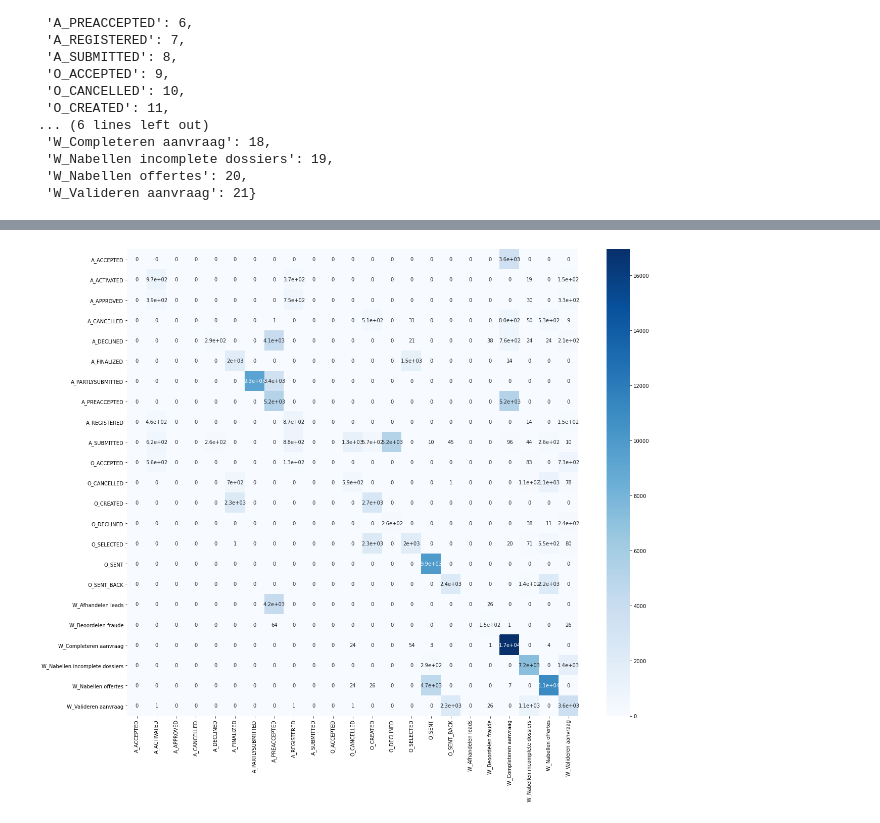
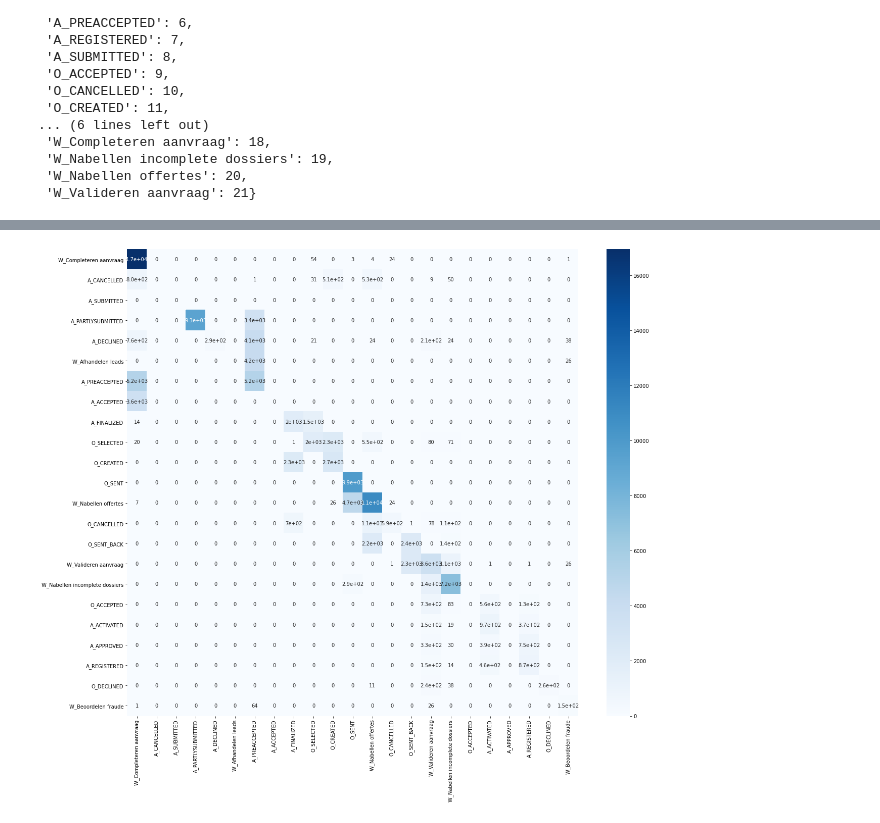
Before and after one commit to NickSot/process_mining, a Jupyter notebook: train_test_split_event_prediction_analysis-Copy1.ipynb, the cells around one changed output, grey strips where cells are left out. Drawn from its saved outputs; the diff is of its cells as text; code cells hidden in the pictures.

```diff
--- a/train_test_split_event_prediction_analysis-Copy1.ipynb
+++ b/train_test_split_event_prediction_analysis-Copy1.ipynb
@@ -78,11 +81,11 @@ eventlist
  'W_Nabellen offertes',
  'W_Valideren aanvraag']
 # %%
-case = 'blib'
-first_item = []
-for index, row in df.iterrows():
-    if case != row['case:concept:name']:
-        case = row['case:concept:name']
-        task = row['concept:name']
-        first_item.append(task)
-print(Counter(first_item))
+# case = 'blib'
+# first_item = []
+# for index, row in df.iterrows():
+#     if case != row['case:concept:name']:
+#         case = row['case:concept:name']
+#         task = row['concept:name']
+#         first_item.append(task)
+# print(Counter(first_item))
@@ -351,7 +270,12 @@ array(['A_ACCEPTED', 'A_ACTIVATED', 'A_APPROVED', 'A_CANCELLED',
+# %%
+df2.iloc[30:50]
+df2.dropna(inplace=True)
+df2.iloc[30:50]
+labelsd = df2['next_event'].unique()
 # %%
 from sklearn.metrics import confusion_matrix
 import seaborn as sns
-df.dropna(inplace=True)
-cf_matrix = confusion_matrix(df2['next_event'], df2['predicted_next_event'], labels=labelsd)
-fig, ax = plt.subplots(figsize=(20,17))
-sns.heatmap(cf_matrix, annot=True, cmap='Blues', ax=ax)
+# df.dropna(inplace=True)
+# cf_matrix = confusion_matrix(df2['next_event'], df2['predicted_next_event'], labels=labelsd)
+# fig, ax = plt.subplots(figsize=(20,17))
+# sns.heatmap(cf_matrix, annot=True, cmap='Blues', ax=ax)
@@ -400,17 +298,17 @@ df.groupby('next_event').describe()
 # %%
 from sklearn.metrics import confusion_matrix
 import pandas as pd
 import numpy as np
-y_test = df2['next_event']
-y_pred = df2['predicted_next_event']
-labels = np.unique(y_test)
+y_test = df2[df2['next_case'] == df['case:concept:name']]['next_event']
+y_pred = df2[df2['next_case'] == df['case:concept:name']]['predicted_next_event']
+labels = list(labelsd)
 a =  confusion_matrix(y_test, y_pred, labels=labels)
 fig, ax = plt.subplots(figsize=(20,17))
 cmd = pd.DataFrame(a, index=labels, columns=labels)
 sns.heatmap(cmd, annot=True, cmap='Blues', ax=ax)
 fig.savefig('confusionmatrix.png')
 # %% [output]
-[figure, old version]
+[figure, new version]
 # %%
 cmdn = cmd.div(cmd.sum(axis=1), axis=0)
 cmdn
```
Also changed, not shown: parts of 21 cells of this notebook.
